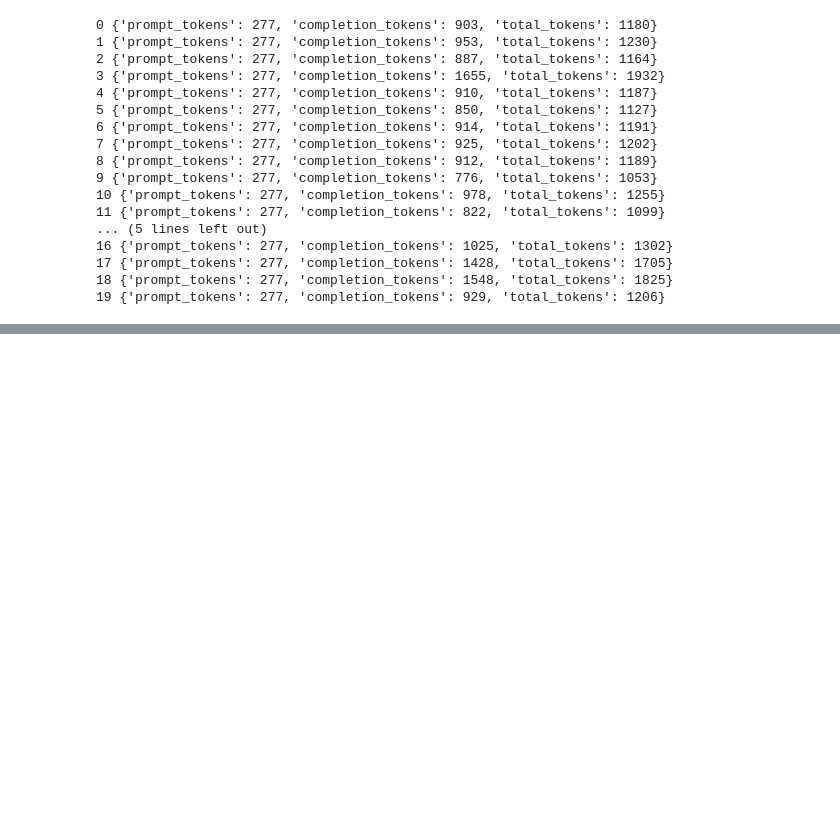
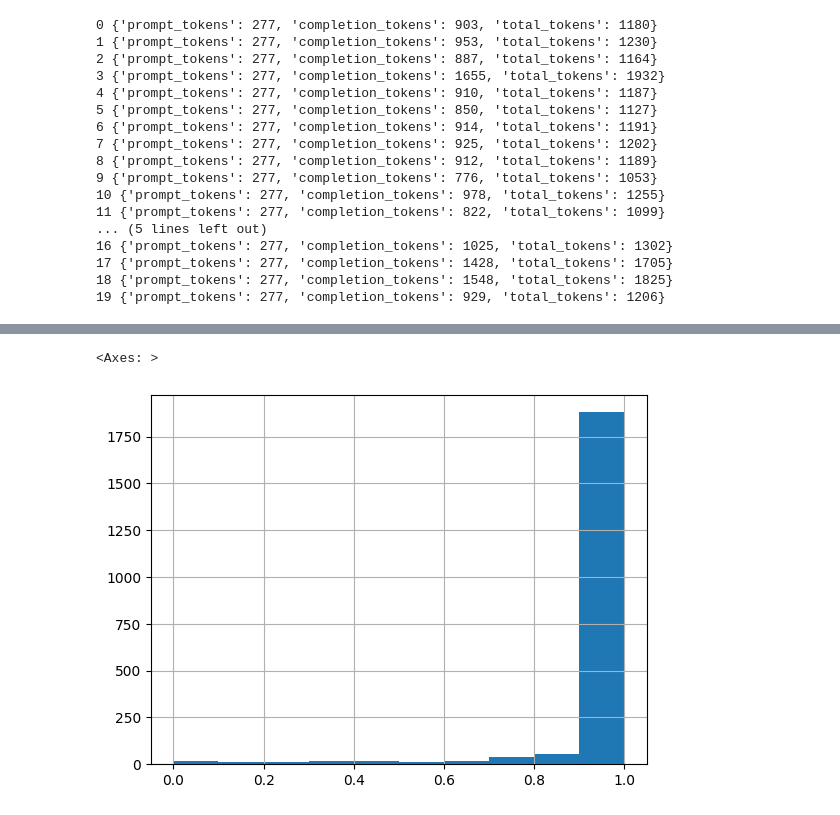
Before and after one commit to Watts-Lab/commonsense-statements, a Jupyter notebook: statement-generation.ipynb, the cells around one changed output, grey strips where cells are left out. Saved outputs shown, nothing was run; the diff lists cells and outputs as text; code cells hidden in the pictures; blank space fills up the shorter version.

Commit message:
feat: Update ratings.csv with new data

```diff
--- a/statement-generation.ipynb
+++ b/statement-generation.ipynb
@@ -332,0 +663,15 @@ df.to_csv("statement-batch-output-2.csv", index=False)
+# %%
+original_statements_df = pd.read_csv("statement-batch-output.csv")
+# %%
+logprobs_df = rated_statements_df.join(original_statements_df)
+# %%
+# awareness: (r) => 1 - op.abs(r.others_agree - r.I_agree),
+logprobs_df['awareness'] = 1 - abs(logprobs_df['others_agree_probability'] - logprobs_df['i_agree_probability'])
+
+# consensus: (r) => (0.25 - r.I_agree * (1 - r.I_agree)) * 4
+logprobs_df['consensus'] = (0.25 - logprobs_df['i_agree_probability'] * (1 - logprobs_df['i_agree_probability'])) * 4
+
+# Commonsensicality: (r) => op.sqrt(r.awareness * r.consensus)
+logprobs_df['commonsensicality'] = np.sqrt(logprobs_df['awareness'] * logprobs_df['consensus'])
+
+logprobs_df
@@ -332,0 +692,2 @@ df.to_csv("statement-batch-output-2.csv", index=False)
+# %%
+final_df = ratings_df.join(logprobs_df, rsuffix="_r")
@@ -332,0 +717,5 @@ df.to_csv("statement-batch-output-2.csv", index=False)
+# %%
+final_df.commonsensicality.hist()
+# %% [output]
+<Axes: >
+[figure, added]
```
Also changed, not shown: parts of 18 cells of this notebook, 3 other files.
